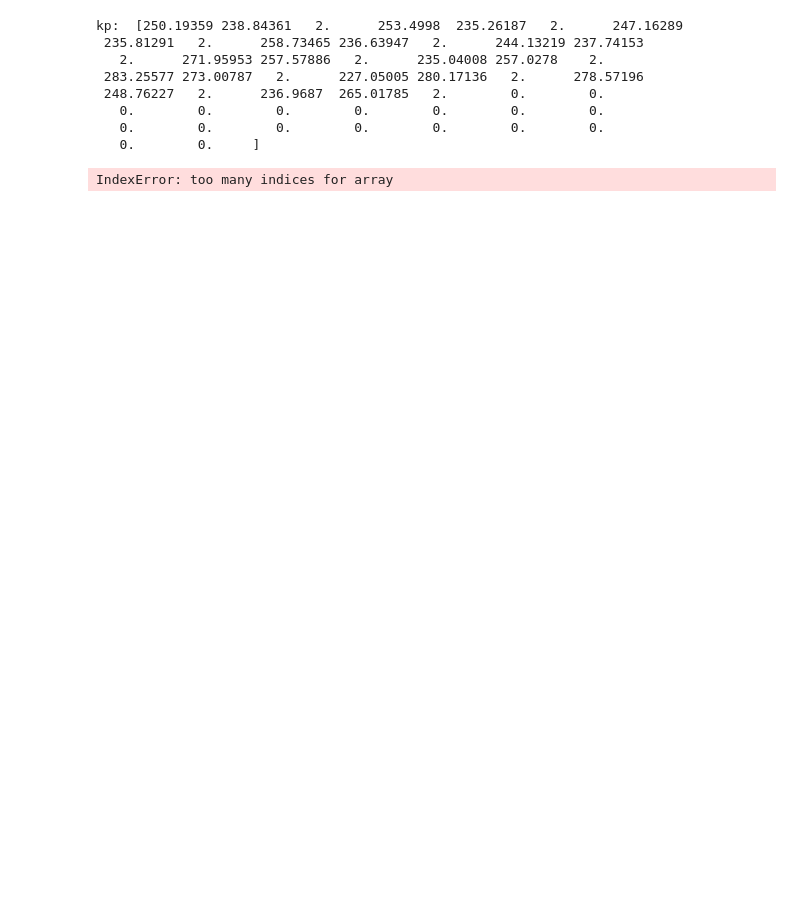
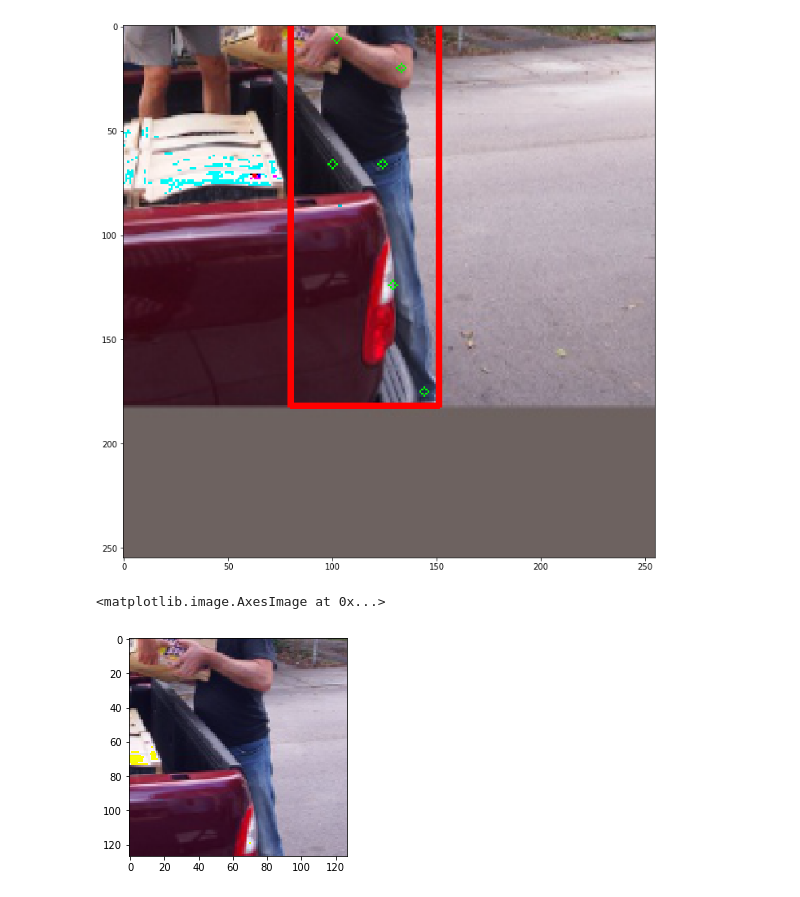
Before and after one commit to SJTU-DL-lab/SiamRCNN, a Jupyter notebook: notebook/test_dataset.ipynb, the cells around one changed output. Drawn from its saved outputs; the diff is of its cells as text; code cells hidden in the pictures; blank space fills up the shorter version.

```diff
--- a/notebook/test_dataset.ipynb
+++ b/notebook/test_dataset.ipynb
@@ -23,15 +23,37 @@ class Args:
 args = Args()
 cfg = load_config(args)
 train_set = DataSets(cfg['train_datasets'], cfg['anchors'])
-# %%
-train_set[0]
-# %% [output]
-kp:  [250.19359 238.84361   2.      253.4998  235.26187   2.      247.16289
- 235.81291   2.      258.73465 236.63947   2.      244.13219 237.74153
-   2.      271.95953 257.57886   2.      235.04008 257.0278    2.
- 283.25577 273.00787   2.      227.05005 280.17136   2.      278.57196
- 248.76227   2.      236.9687  265.01785   2.        0.        0.
-   0.        0.        0.        0.        0.        0.        0.
-   0.        0.        0.        0.        0.        0.        0.
-   0.        0.     ]
-IndexError: too many indices for array
+# %%
+i = 25
+output_i = train_set[i]
+template = output_i[0]
+search = output_i[1]
+bbox = output_i[5]
+kp = output_i[-3]
+
+template_img = output_i[-2]
+search_img = output_i[-1]
+
+import matplotlib.pyplot as plt
+import cv2
+import matplotlib
+%matplotlib inline
+
+search = search.transpose(1, 2, 0).astype(np.uint8)[:,:,::-1]
+template = template.transpose(1, 2, 0).astype(np.uint8)[:,:,::-1]
+
+search_show = search.copy()
+x1, y1, x2, y2 = bbox.astype(np.int)
+cv2.rectangle(search_show, (x1, y1), (x2, y2), (255, 0, 0), 2)
+for i in range(len(kp)):
+    if kp[i, 2] > 0:
+        cv2.circle(search_show, tuple(kp[i, :2].astype(np.int)), 2, [0, 255, 0], 1)
+plt.figure(figsize=(15, 12))
+plt.imshow(search_show)
+plt.show()
+
+plt.imshow(template)
+# %% [output]
+[figure, added]
+<matplotlib.image.AxesImage at 0x...>
+[figure, added]
```
Also changed, not shown: parts of 2 cells of this notebook, 4 other files.
